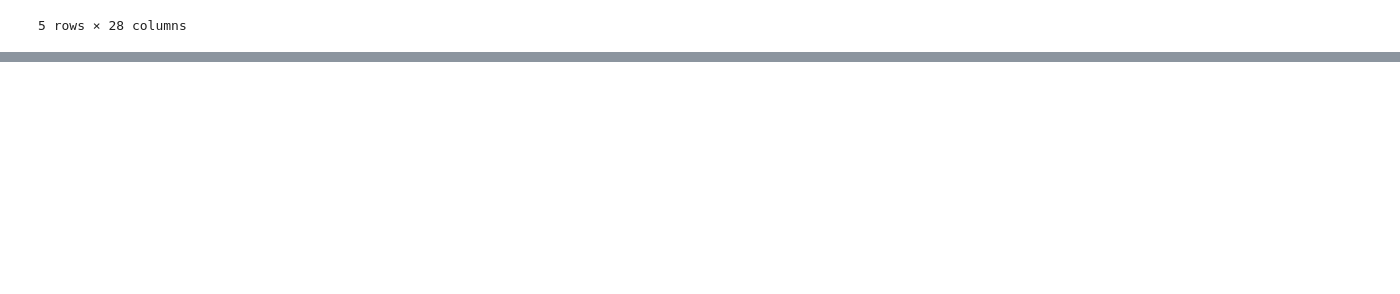
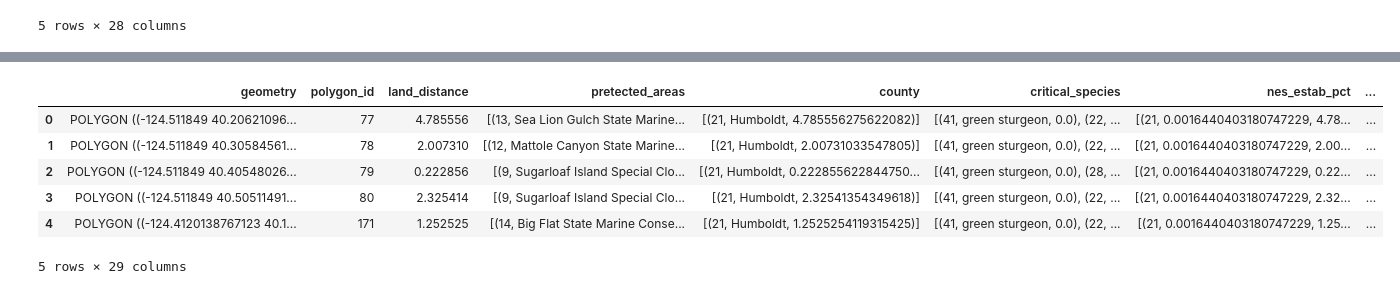
Before and after one commit to UCB-MIDS/Kelp-Capstone, a Jupyter notebook: pipeline/combine_data.ipynb, the cells around one changed output, grey strips where cells are left out. Drawn from its saved outputs; the diff is of its cells as text; code cells hidden in the pictures; blank space fills up the shorter version.

```diff
--- a/pipeline/combine_data.ipynb
+++ b/pipeline/combine_data.ipynb
@@ -837,0 +863,14 @@ grid_df.to_pickle('../data/pickles/grid_df_hundredth.pkl')
+# %%
+grid_df['admin_kelp_bed'] = grid_df.geometry.apply(lambda x: get_closest_areas(x,kelp_beds.geometry,\
+                                                                        kelp_beds.Status,\
+                                                                        1,1,1))
+grid_df['admin_kelp_bed'] = grid_df.admin_kelp_bed.apply(lambda x: x[0][1])
+grid_df.head()
+# %% [output]
+|  | geometry | polygon_id | land_distance | pretected_areas | county | critical_species | nes_estab_pct | ... |
+| 0 | POLYGON ((-124.511849 40.20621096... | 77 | 4.785556 | [(13, Sea Lion Gulch State Marine... | [(21, Humboldt, 4.785556275622082)] | [(41, green sturgeon, 0.0), (22, ... | [(21, 0.0016440403180747229, 4.78... | ... |
+| 1 | POLYGON ((-124.511849 40.30584561... | 78 | 2.007310 | [(12, Mattole Canyon State Marine... | [(21, Humboldt, 2.00731033547805)] | [(41, green sturgeon, 0.0), (22, ... | [(21, 0.0016440403180747229, 2.00... | ... |
+| 2 | POLYGON ((-124.511849 40.40548026... | 79 | 0.222856 | [(9, Sugarloaf Island Special Clo... | [(21, Humboldt, 0.222855622844750... | [(41, green sturgeon, 0.0), (28, ... | [(21, 0.0016440403180747229, 0.22... | ... |
+| 3 | POLYGON ((-124.511849 40.50511491... | 80 | 2.325414 | [(9, Sugarloaf Island Special Clo... | [(21, Humboldt, 2.32541354349618)] | [(41, green sturgeon, 0.0), (22, ... | [(21, 0.0016440403180747229, 2.32... | ... |
+| 4 | POLYGON ((-124.4120138767123 40.1... | 171 | 1.252525 | [(14, Big Flat State Marine Conse... | [(21, Humboldt, 1.2525254119315425)] | [(41, green sturgeon, 0.0), (22, ... | [(21, 0.0016440403180747229, 1.25... | ... |
+5 rows × 29 columns
```
Also changed, not shown: parts of 5 cells of this notebook, 1 other file.
